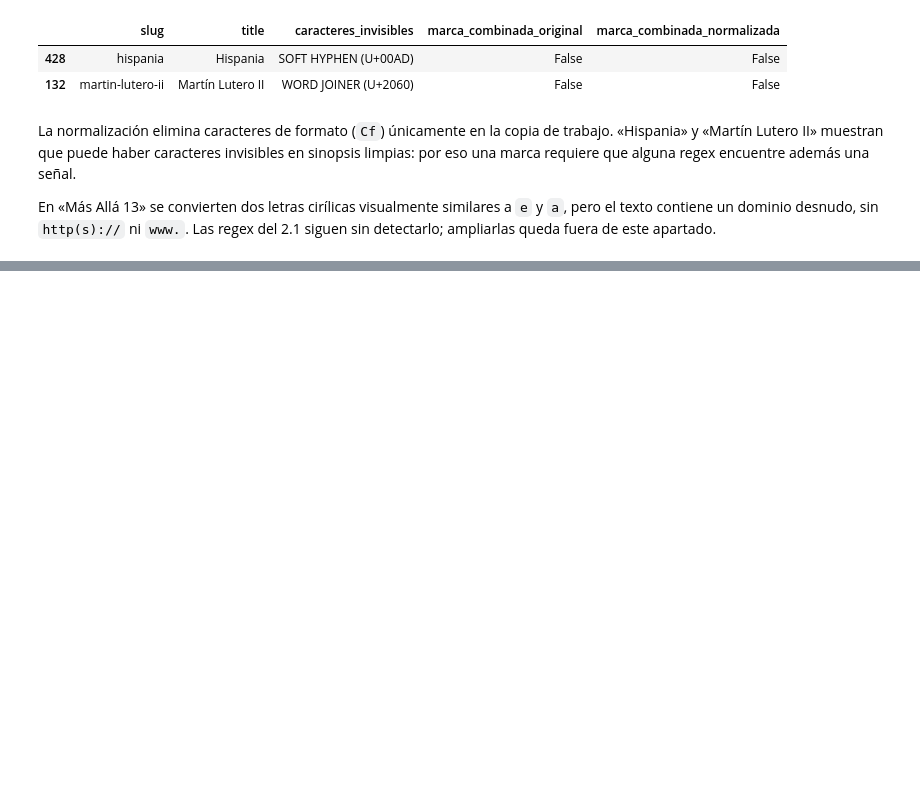
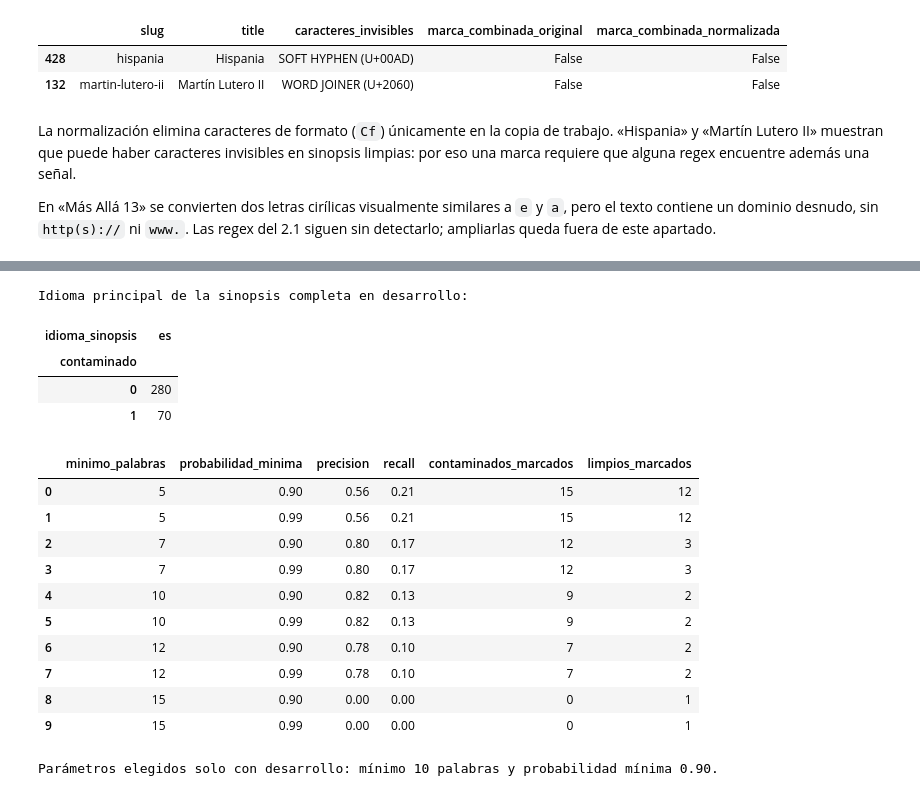
Before and after one commit to manuelibarbia/NLP_Ayala_Cerana_Colombo_Ibarbia, a Jupyter notebook: notebooks/TP3_ayala_cerana_colombo_ibarbia.ipynb, the cells around one changed output, grey strips where cells are left out. Drawn from its saved outputs; the diff is of its cells as text; code cells hidden in the pictures; blank space fills up the shorter version.

```diff
--- a/notebooks/TP3_ayala_cerana_colombo_ibarbia.ipynb
+++ b/notebooks/TP3_ayala_cerana_colombo_ibarbia.ipynb
@@ -649,0 +701,66 @@ En «Más Allá 13» se convierten dos letras cirílicas visualmente similares a
+# %%
+desarrollo_2_3 = desarrollo.copy()
+idiomas_completos = desarrollo_2_3["synopsis"].map(detectar_idioma)
+desarrollo_2_3["idioma_sinopsis"] = idiomas_completos.map(lambda resultado: resultado[0])
+desarrollo_2_3["probabilidad_sinopsis"] = idiomas_completos.map(lambda resultado: resultado[1])
+desarrollo_2_3["oraciones_analizadas"] = desarrollo_2_3["synopsis"].map(analizar_oraciones)
+
+tabla_idioma_completo = pd.crosstab(
+    desarrollo_2_3["contaminado"],
+    desarrollo_2_3["idioma_sinopsis"],
+)
+print("Idioma principal de la sinopsis completa en desarrollo:")
+display(tabla_idioma_completo)
+
+minimos_comparados = [5, 7, 10, 12, 15]
+umbrales_comparados = [0.90, 0.99]
+y_desarrollo_idioma = desarrollo_2_3["contaminado"].astype(int)
+resultados_umbrales = []
+for minimo in minimos_comparados:
+    for umbral in umbrales_comparados:
+        marcas = desarrollo_2_3["oraciones_analizadas"].map(
+            lambda oraciones: marcar_idioma_oracion(oraciones, minimo, umbral)
+        )
+        resultados_umbrales.append({
+            "minimo_palabras": minimo,
+            "probabilidad_minima": umbral,
+            "precision": round(precision_score(y_desarrollo_idioma, marcas, zero_division=0), 2),
+            "recall": round(recall_score(y_desarrollo_idioma, marcas, zero_division=0), 2),
+            "contaminados_marcados": int((marcas & y_desarrollo_idioma.eq(1)).sum()),
+            "limpios_marcados": int((marcas & y_desarrollo_idioma.eq(0)).sum()),
+        })
+
+tabla_umbrales_idioma = pd.DataFrame(resultados_umbrales)
+display(tabla_umbrales_idioma)
+
+MINIMO_PALABRAS_IDIOMA = 10
+UMBRAL_IDIOMA = 0.90
+desarrollo_2_3["marca_idioma_oracion"] = desarrollo_2_3["oraciones_analizadas"].map(
+    lambda oraciones: marcar_idioma_oracion(
+        oraciones,
+        MINIMO_PALABRAS_IDIOMA,
+        UMBRAL_IDIOMA,
+    )
+)
+print(
+    f"Parámetros elegidos solo con desarrollo: mínimo {MINIMO_PALABRAS_IDIOMA} palabras "
+    f"y probabilidad mínima {UMBRAL_IDIOMA:.2f}."
+)
+# %% [output]
+Idioma principal de la sinopsis completa en desarrollo:
+| idioma_sinopsis | es |
+| contaminado |  |
+| 0 | 280 |
+| 1 | 70 |
+|  | minimo_palabras | probabilidad_minima | precision | recall | contaminados_marcados | limpios_marcados |
+| 0 | 5 | 0.90 | 0.56 | 0.21 | 15 | 12 |
+| 1 | 5 | 0.99 | 0.56 | 0.21 | 15 | 12 |
+| 2 | 7 | 0.90 | 0.80 | 0.17 | 12 | 3 |
+| 3 | 7 | 0.99 | 0.80 | 0.17 | 12 | 3 |
+| 4 | 10 | 0.90 | 0.82 | 0.13 | 9 | 2 |
+| 5 | 10 | 0.99 | 0.82 | 0.13 | 9 | 2 |
+| 6 | 12 | 0.90 | 0.78 | 0.10 | 7 | 2 |
+| 7 | 12 | 0.99 | 0.78 | 0.10 | 7 | 2 |
+| 8 | 15 | 0.90 | 0.00 | 0.00 | 0 | 1 |
+| 9 | 15 | 0.99 | 0.00 | 0.00 | 0 | 1 |
+Parámetros elegidos solo con desarrollo: mínimo 10 palabras y probabilidad mínima 0.90.
```
Also changed, not shown: parts of 6 cells of this notebook, 5 other files.
